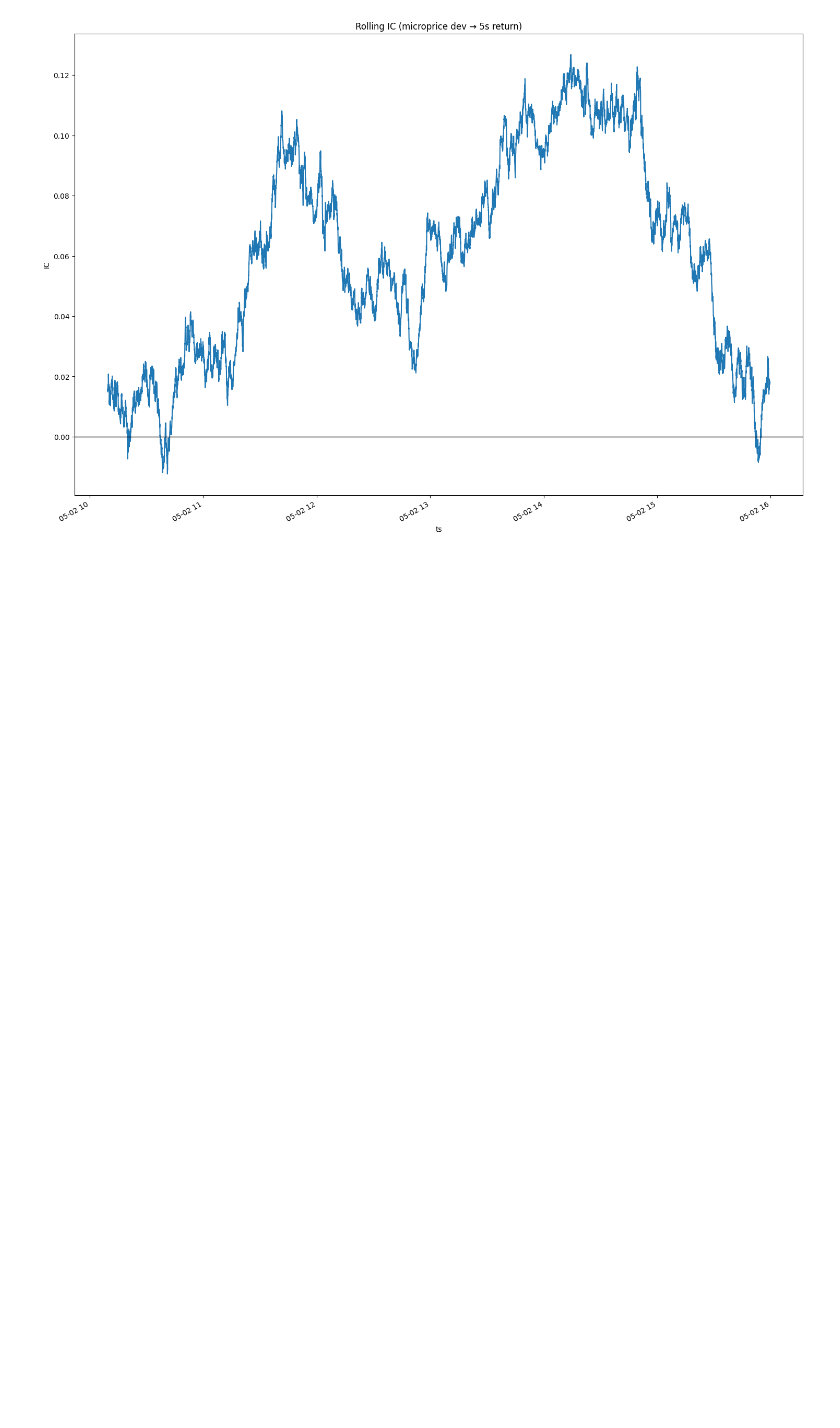
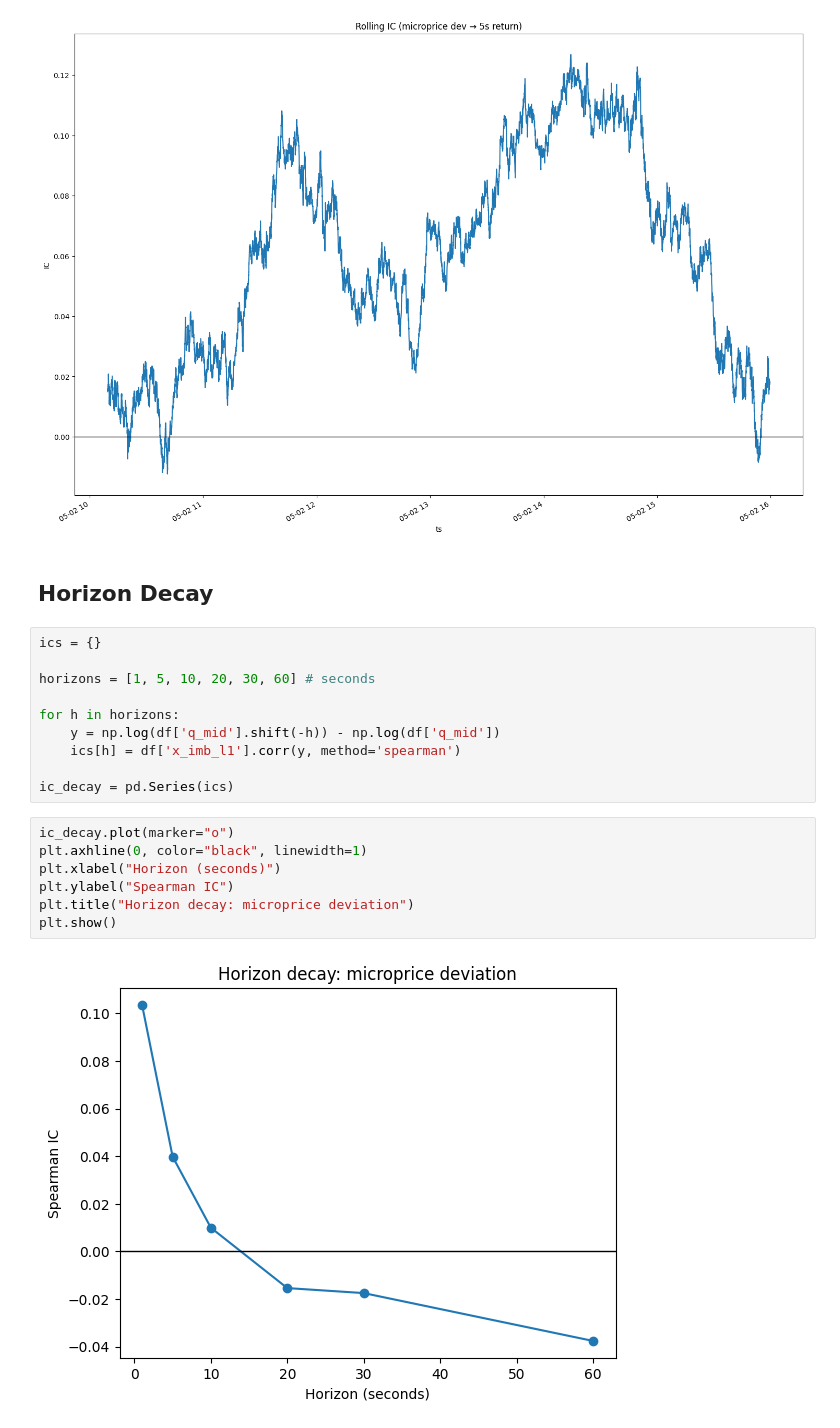
Before and after one commit to choijaewon959/Microstructure-driven-alpha-engine, a Jupyter notebook: analysis/anlaysis.ipynb, the cells around one changed output. Drawn from its saved outputs; the diff is of its cells as text; blank space fills up the shorter version.

```diff
--- a/src/anlaysis.ipynb
+++ b/analysis/anlaysis.ipynb
@@ -160,3 +160,24 @@ plt.ylabel("IC")
 plt.show()
 # %% [output]
 [figure]
+# %% [markdown]
+## Horizon Decay
+# %%
+ics = {}
+
+horizons = [1, 5, 10, 20, 30, 60] # seconds
+
+for h in horizons:
+    y = np.log(df['q_mid'].shift(-h)) - np.log(df['q_mid'])
+    ics[h] = df['x_imb_l1'].corr(y, method='spearman')
+
+ic_decay = pd.Series(ics)
+# %%
+ic_decay.plot(marker="o")
+plt.axhline(0, color="black", linewidth=1)
+plt.xlabel("Horizon (seconds)")
+plt.ylabel("Spearman IC")
+plt.title("Horizon decay: microprice deviation")
+plt.show()
+# %% [output]
+[figure, added]
```
Also changed, not shown: 3 other files.
